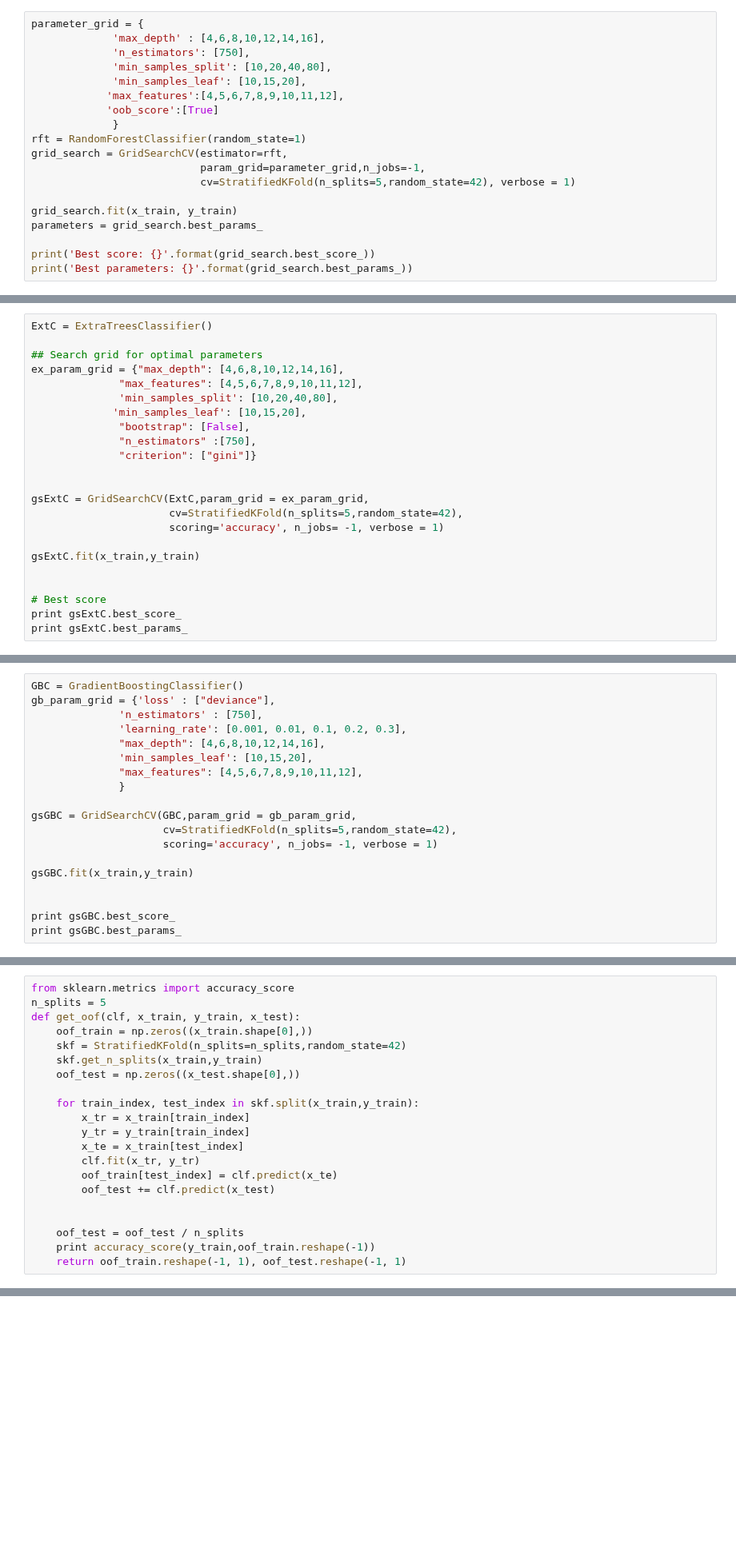
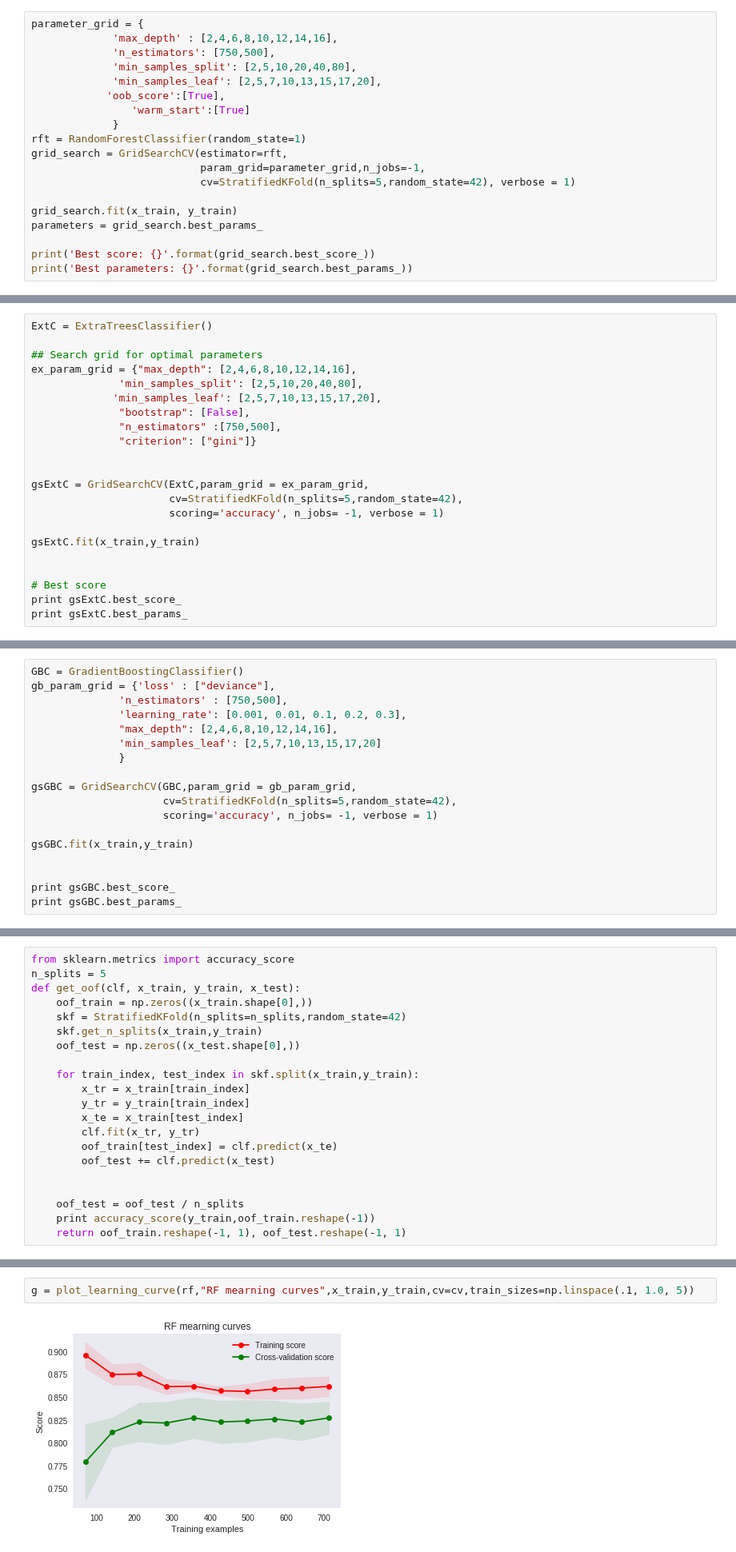
Before and after one commit to ShichengChen/kaggle, a Jupyter notebook: Titanic/titanic_featureSelection4estimator.ipynb, the cells around one changed output, grey strips where cells are left out. Shown at 80% size. Drawn from its saved outputs; the diff is of its cells as text; blank space fills up the shorter version.

```diff
--- a/Titanic/titanic_featureSelection4estimator.ipynb
+++ b/Titanic/titanic_featureSelection4estimator.ipynb
@@ -151,11 +141,11 @@ The best parameters are {'kernel': 'rbf', 'C': 1.0722672220103231, 'gamma': 0.08
 # %%
 parameter_grid = {
-             'max_depth' : [4,6,8,10,12,14,16],
-             'n_estimators': [750],
-             'min_samples_split': [10,20,40,80],
-             'min_samples_leaf': [10,15,20],
-            'max_features':[4,5,6,7,8,9,10,11,12],
-            'oob_score':[True]
+             'max_depth' : [2,4,6,8,10,12,14,16],
+             'n_estimators': [750,500],
+             'min_samples_split': [2,5,10,20,40,80],
+             'min_samples_leaf': [2,5,7,10,13,15,17,20],
+            'oob_score':[True],
+                'warm_start':[True]
              }
 rft = RandomForestClassifier(random_state=1)
 grid_search = GridSearchCV(estimator=rft,
@@ -207,12 +197,11 @@ Fitting 5 folds for each of 42 candidates, totalling 210 fits
 ExtC = ExtraTreesClassifier()
 
 ## Search grid for optimal parameters
-ex_param_grid = {"max_depth": [4,6,8,10,12,14,16],
-              "max_features": [4,5,6,7,8,9,10,11,12],
-              'min_samples_split': [10,20,40,80],
-             'min_samples_leaf': [10,15,20],
+ex_param_grid = {"max_depth": [2,4,6,8,10,12,14,16],
+              'min_samples_split': [2,5,10,20,40,80],
+             'min_samples_leaf': [2,5,7,10,13,15,17,20],
               "bootstrap": [False],
-              "n_estimators" :[750],
+              "n_estimators" :[750,500],
               "criterion": ["gini"]}
 
 
@@ -242,11 +231,10 @@ Fitting 5 folds for each of 756 candidates, totalling 3780 fits
 # %%
 GBC = GradientBoostingClassifier()
 gb_param_grid = {'loss' : ["deviance"],
-              'n_estimators' : [750],
+              'n_estimators' : [750,500],
               'learning_rate': [0.001, 0.01, 0.1, 0.2, 0.3],
-              "max_depth": [4,6,8,10,12,14,16],
-              'min_samples_leaf': [10,15,20],
-              "max_features": [4,5,6,7,8,9,10,11,12],
+              "max_depth": [2,4,6,8,10,12,14,16],
+              'min_samples_leaf': [2,5,7,10,13,15,17,20]
               }
 
 gsGBC = GridSearchCV(GBC,param_grid = gb_param_grid,
@@ -351,3 +335,7 @@ g = plot_learning_curve(rf,"RF mearning curves",x_train,y_train,cv=cv,train_size
+# %%
+g = plot_learning_curve(rf,"RF mearning curves",x_train,y_train,cv=cv,train_sizes=np.linspace(.1, 1.0, 5))
+# %% [output]
+[figure, added]
 # %%
 ada_params = {
     'n_estimators': 1000,
```
Also changed, not shown: parts of 27 cells of this notebook, 6 other files.
